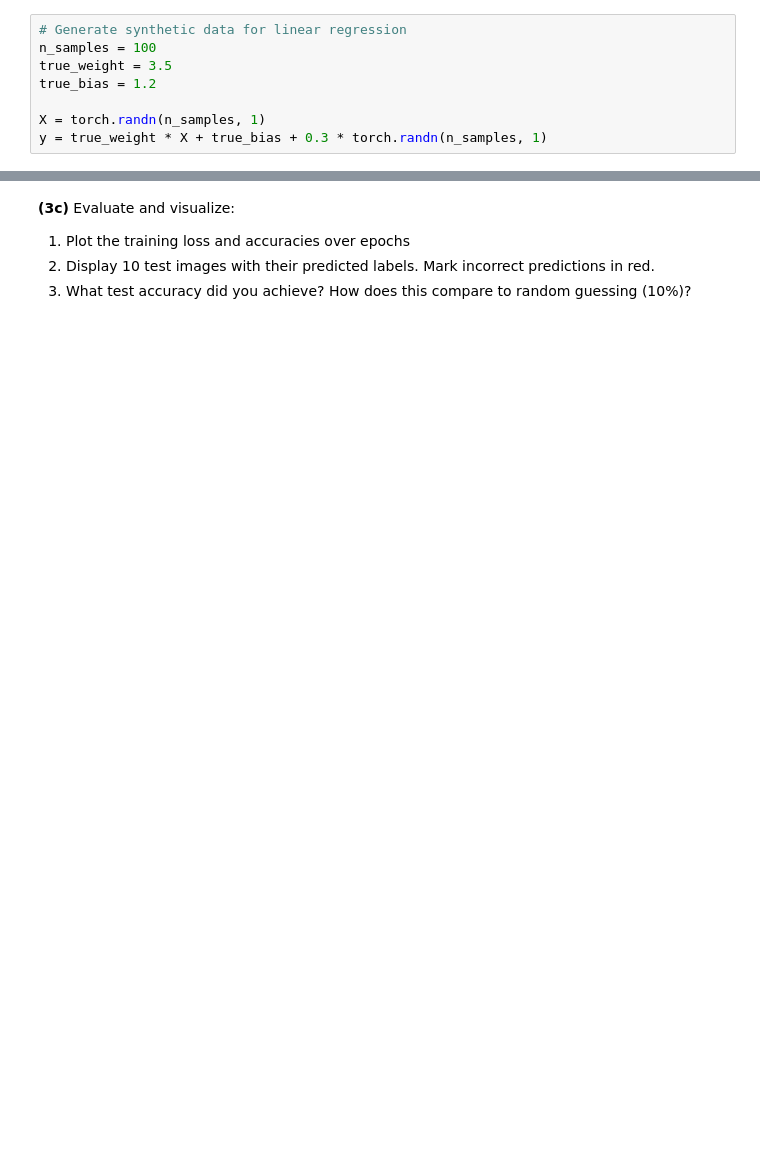
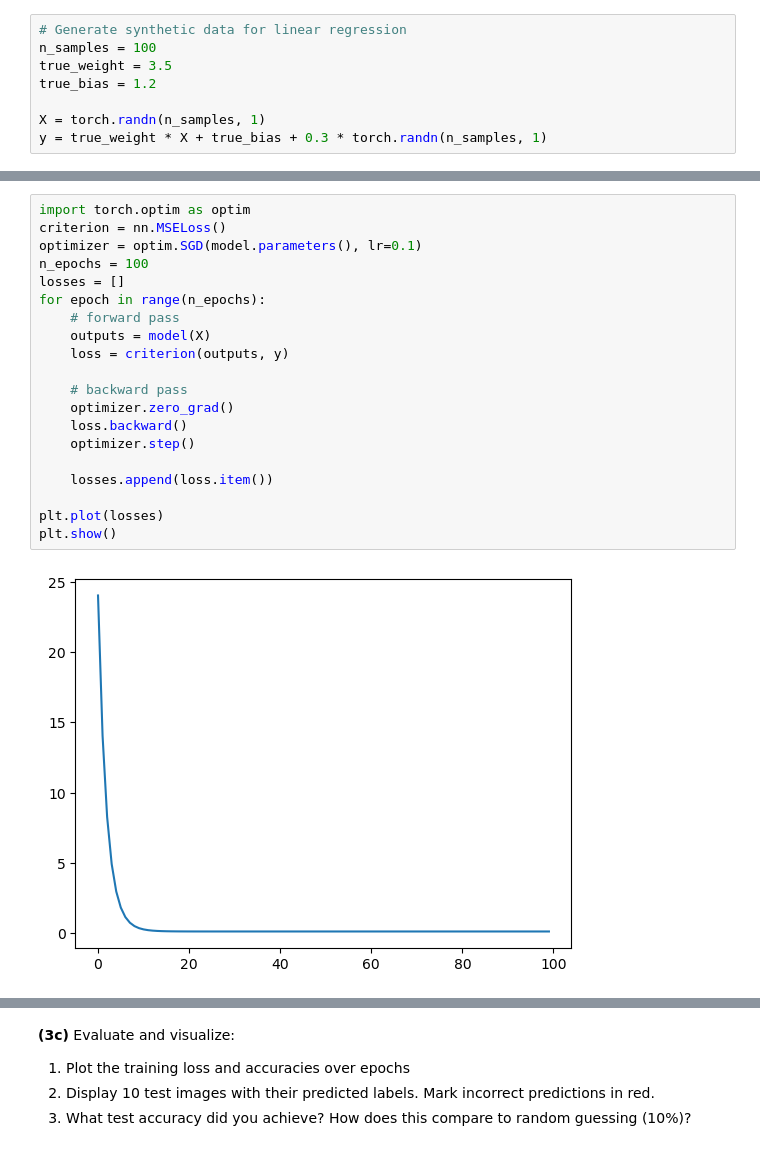
Before and after one commit to karinasaf/ML-in-Economics, a Jupyter notebook: problemSets_attempts/problemSet1_attempt.ipynb, the cells around one changed output, grey strips where cells are left out. Saved outputs shown, nothing was run; the diff lists cells and outputs as text; blank space fills up the shorter version.

```diff
--- a/problemSets_attempts/problemSet1_attempt.ipynb
+++ b/problemSets_attempts/problemSet1_attempt.ipynb
@@ -105,0 +139,22 @@ classify handwritten digits from the MNIST dataset.
+# %%
+import torch.optim as optim
+criterion = nn.MSELoss()
+optimizer = optim.SGD(model.parameters(), lr=0.1)
+n_epochs = 100
+losses = []
+for epoch in range(n_epochs):
+    # forward pass
+    outputs = model(X)
+    loss = criterion(outputs, y)
+
+    # backward pass
+    optimizer.zero_grad()
+    loss.backward()
+    optimizer.step()
+
+    losses.append(loss.item())
+
+plt.plot(losses)
+plt.show()
+# %% [output]
+[figure, added]
```
Also changed, not shown: parts of 23 cells of this notebook.
